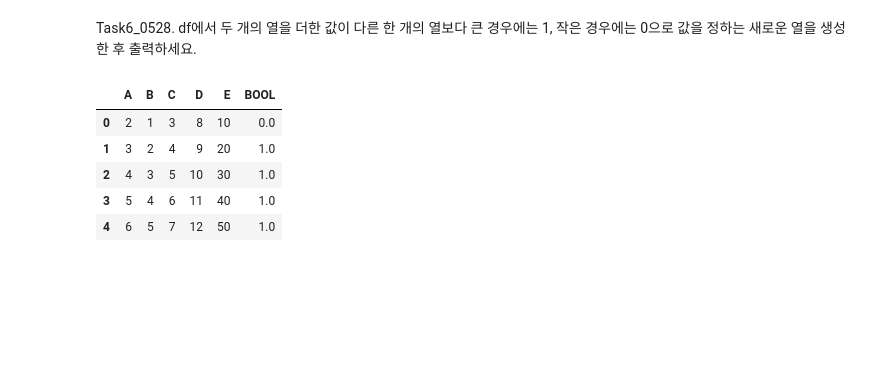
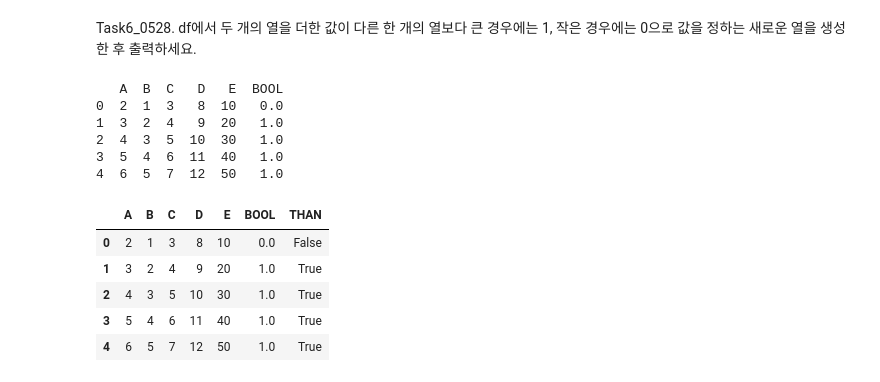
Before and after one commit to Kimhang-KDT/kita_2404, a Jupyter notebook: m3_분석 라이브러리/m3_20240528_Task.ipynb, the cells around one changed output. Saved outputs shown, nothing was run; the diff lists cells and outputs as text; code cells hidden in the pictures; blank space fills up the shorter version.

```diff
--- a/m3_분석 라이브러리/m3_20240528_Task.ipynb
+++ b/m3_분석 라이브러리/m3_20240528_Task.ipynb
@@ -65,14 +65,14 @@ s1 = pd.Series([5, 5, 5, 5, 5])
 s2 = pd.Series([10, 10, 10, 10, 10])
 s3 = pd.Series([15, 15, 15, 15, 15])
 
-r1 = df['A'] + s1
-r2 = df['B'] + s2
-r3 = df['C'] + s3
+df_new = df.copy()
 
-df2 = pd.DataFrame([r1, r2, r3], index=['A', 'B', 'C'])
+# 여러 열에 Series를 더하고 새로운 DataFrame에 저장
+df_new['A'] = df['A'] + s1
+df_new['B'] = df['B'] + s2
+df_new['C'] = df['C'] + s3
 
-for i in df2.index:
-  df2.loc[i, 'SUM'] = df2.loc[i].sum()
-
-df2
+# 각 행을 더하여 새로운 컬럼에 값을 추가
+df_new['Sum'] = df_new.sum(axis=1)
+df_new
 # %% [output]
@@ -135,26 +145,39 @@ df
 Task6_0528. df에서 두 개의 열을 더한 값이 다른 한 개의 열보다 큰 경우에는 1, 작은 경우에는 0으로 값을 정하는 새로운 열을 생성한 후 출력하세요.
 # %%
 import pandas as pd
+import numpy as np
 
 # 데이터프레임 생성
 df = pd.DataFrame({
     "A": [2, 3, 4, 5, 6],
     "B": [1, 2, 3, 4, 5],
     "C": [3, 4, 5, 6, 7],
     "D": [8, 9, 10, 11, 12],
     "E": [10, 20, 30, 40, 50]
 })
 
 for i in df.index:
   cp = df.loc[i, 'A':'B'].sum()
 
-  df.loc[i, 'BOOL'] = 1 if cp > df.loc[i, 'C'] else 0
+  df.loc[i, 'BOOL'] = np.where(cp > df.loc[i, 'C'], 1, 0)
+
+print(df)
+
+##################
+df['THAN'] = (df['A']+df['B'] > df['C']).astype(int)
+df['THAN'] = (df['A']+df['B'] > df['C']).astype(bool)
 
 df
 # %% [output]
+   A  B  C   D   E  BOOL
+0  2  1  3   8  10   0.0
+1  3  2  4   9  20   1.0
+2  4  3  5  10  30   1.0
+3  5  4  6  11  40   1.0
+4  6  5  7  12  50   1.0
-|  | A | B | C | D | E | BOOL |
-| 0 | 2 | 1 | 3 | 8 | 10 | 0.0 |
-| 1 | 3 | 2 | 4 | 9 | 20 | 1.0 |
-| 2 | 4 | 3 | 5 | 10 | 30 | 1.0 |
-| 3 | 5 | 4 | 6 | 11 | 40 | 1.0 |
-| 4 | 6 | 5 | 7 | 12 | 50 | 1.0 |
+|  | A | B | C | D | E | BOOL | THAN |
+| 0 | 2 | 1 | 3 | 8 | 10 | 0.0 | False |
+| 1 | 3 | 2 | 4 | 9 | 20 | 1.0 | True |
+| 2 | 4 | 3 | 5 | 10 | 30 | 1.0 | True |
+| 3 | 5 | 4 | 6 | 11 | 40 | 1.0 | True |
+| 4 | 6 | 5 | 7 | 12 | 50 | 1.0 | True |
```
Also changed, not shown: parts of 4 cells of this notebook.
